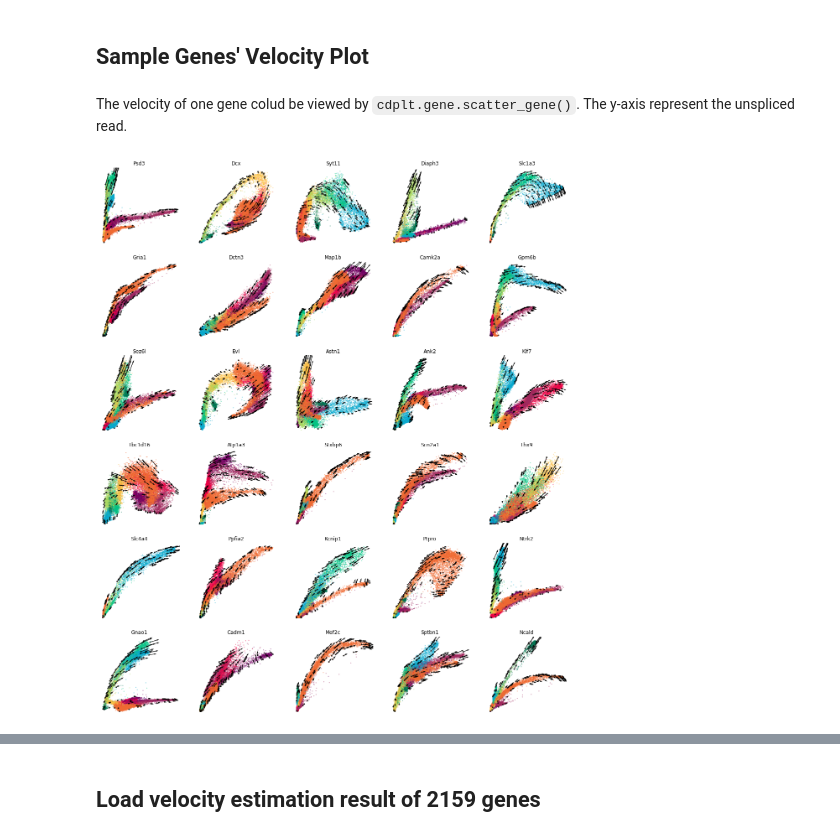
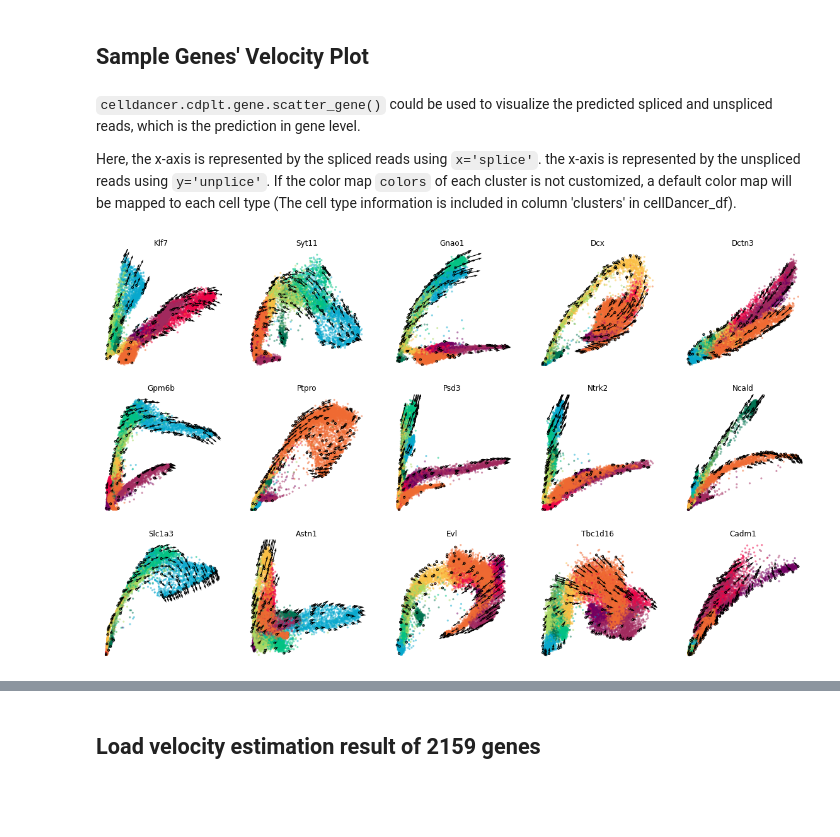
Before and after one commit to GuangyuWangLab2021/cellDancer, a Jupyter notebook: analysis/CaseStudyNotebook/Neuro_main_function-pre_sl_wq_para_renamed.ipynb, the cells around one changed output, grey strips where cells are left out. Cells and saved outputs as stored; diff of their text form; code cells hidden in the pictures; blank space fills up the shorter version.

````diff
--- a/analysis/CaseStudyNotebook/Neuro_main_function-pre_sl_wq_para_renamed.ipynb
+++ b/analysis/CaseStudyNotebook/Neuro_main_function-pre_sl_wq_para_renamed.ipynb
@@ -118,38 +121,42 @@ Arranging genes for parallel job.
 # %% [markdown]
 ## Sample Genes' Velocity Plot
 # %% [markdown]
-The velocity of one gene colud be viewed by ```cdplt.gene.scatter_gene()```. The y-axis represent the unspliced read.
+```celldancer.cdplt.gene.scatter_gene()``` could be used to visualize the predicted spliced and unspliced reads, which is the prediction in gene level.
+
+Here, the x-axis is represented by the spliced reads using ```x='splice'```. the x-axis is represented by the unspliced reads using ```y='unplice'```. If the color map ```colors``` of each cluster is not customized, a default color map will be mapped to each cell type (The cell type information is included in column 'clusters' in cellDancer_df).
 # %%
 %autoreload 2
 
 # gene_list=list(cellDancer_df[cellDancer_df.gene_name.isin(gene_list)]['gene_name'].drop_duplicates())
+gene_list=['Klf7', 'Syt11', 'Gnao1', 'Dcx', 'Dctn3', 'Gpm6b', 'Ptpro', 'Psd3', 'Ntrk2', 'Ncald', 'Slc1a3', 'Astn1', 'Evl','Tbc1d16', 'Cadm1']
 
 ncols=5
 
 height=math.ceil(len(gene_list)/ncols)*4
 fig = plt.figure(figsize=(20,height))
 
 for i in range(len(gene_list)):
     ax = fig.add_subplot(math.ceil(len(gene_list)/ncols), ncols, i+1)
     cdplt.gene.scatter_gene(
         ax=ax,
         x='splice',
         y='unsplice',
         cellDancer_df=cellDancer_df,
         custom_xlim=None,
         custom_ylim=None,
         colors=colormap.colormap_neuro,
         alpha=0.5,
-        s = 5,
+        s = 10,
         velocity=True,
         gene=gene_list[i])
 
     ax.set_title(gene_list[i])
     ax.axis('off')
-plt.savefig('/Users/shengyuli/Library/CloudStorage/OneDrive-HoustonMethodist/work/Velocity/data/velocyto/neuro/result_detailcsv/test_speed/epoch200check_n10Ratio0.1autoDTrueautoNFalsep3binFalsejob40/cell_dancer_velocity_2022-05-27 18-24-50/storyboard/30_sample_genes_8njob.pdf')
+
+plt.savefig('/Users/shengyuli/Library/CloudStorage/OneDrive-HoustonMethodist/work/Velocity/data/velocyto/neuro/result_detailcsv/test_speed/epoch200check_n10Ratio0.1autoDTrueautoNFalsep3binFalsejob40/cell_dancer_velocity_2022-05-27 18-24-50/storyboard/15_sample_genes_8njob.pdf')
 # plt.savefig('/Users/shengyuli/Library/CloudStorage/OneDrive-HoustonMethodist/work/Velocity/data/velocyto/neuro/result_detailcsv/test_speed/epoch200check_n10Ratio0.1autoDTrueautoNFalsep3binFalsejob40/cell_dancer_velocity_2022-05-27 18-24-50/storyboard/Evl_genes.pdf')
 
 
 plt.show()
 # %% [output]
-[figure, old version]
+[figure, new version]
````
Also changed, not shown: parts of 24 cells of this notebook, 1 other file.
